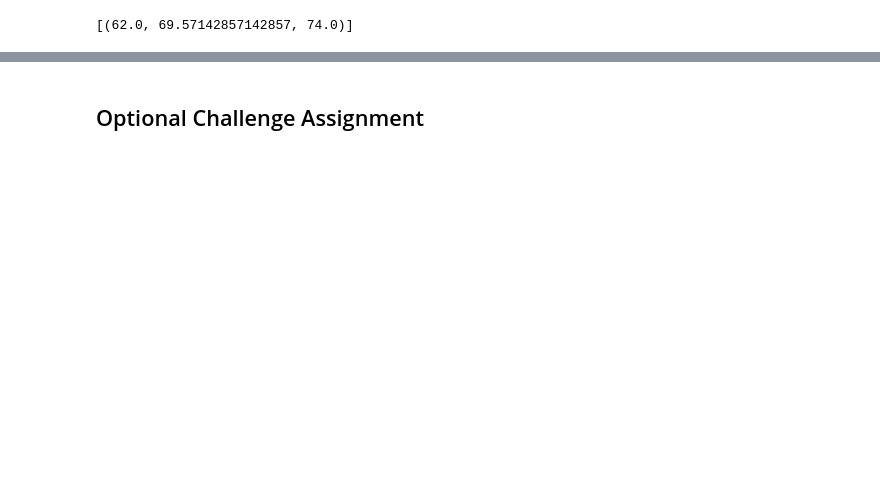
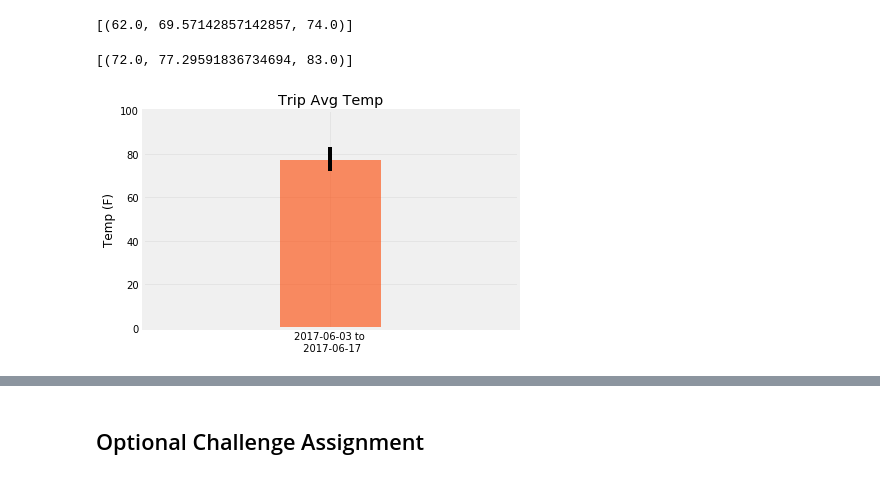
Before and after one commit to faznaimov/Surfs-Up, a Jupyter notebook: climate_starter.ipynb, the cells around one changed output, grey strips where cells are left out. Cells and saved outputs as stored; diff of their text form; code cells hidden in the pictures; blank space fills up the shorter version.

```diff
--- a/climate_starter.ipynb
+++ b/climate_starter.ipynb
@@ -148,11 +187,36 @@ print(calc_temps('2012-02-28', '2012-03-05'))
 # %%
 # Use your previous function `calc_temps` to calculate the tmin, tavg, and tmax
 # for your trip using the previous year's data for those same dates.
+trip = '2017-06-03 to \n 2017-06-17'
+tripStartDate = '2017-06-03'
+tripEndDate = '2017-06-17'
+
+tripTemps = calc_temps(tripStartDate, tripEndDate)
+tripTemps
+# %% [output]
+[(72.0, 77.29591836734694, 83.0)]
 # %%
 # Plot the results from your previous query as a bar chart.
 # Use "Trip Avg Temp" as your Title
 # Use the average temperature for the y value
 # Use the peak-to-peak (tmax-tmin) value as the y error bar (yerr)
+minTripTemp = tripTemps[0][0]
+avgTripTemp = tripTemps[0][1]
+maxTripTemp = tripTemps[0][2]
+
+minError = avgTripTemp - minTripTemp
+maxError = maxTripTemp - avgTripTemp
+
+errorBars = np.array([[minError], [maxError]])
+
+plt.bar(trip, avgTripTemp, yerr=errorBars, color = 'orangered', alpha = .6)
+plt.ylim(0, 100)
+plt.xlim(-1.5, 1.5)
+plt.title('Trip Avg Temp')
+plt.ylabel('Temp (F)')
+plt.grid(alpha=.3)
+# %% [output]
+[figure, added]
 # %%
 # Calculate the total amount of rainfall per weather station for your trip dates using the previous year's matching dates.
 # Sort this in descending order by precipitation amount and list the station, name, latitude, longitude, and elevation
```
Also changed, not shown: parts of 7 cells of this notebook.
